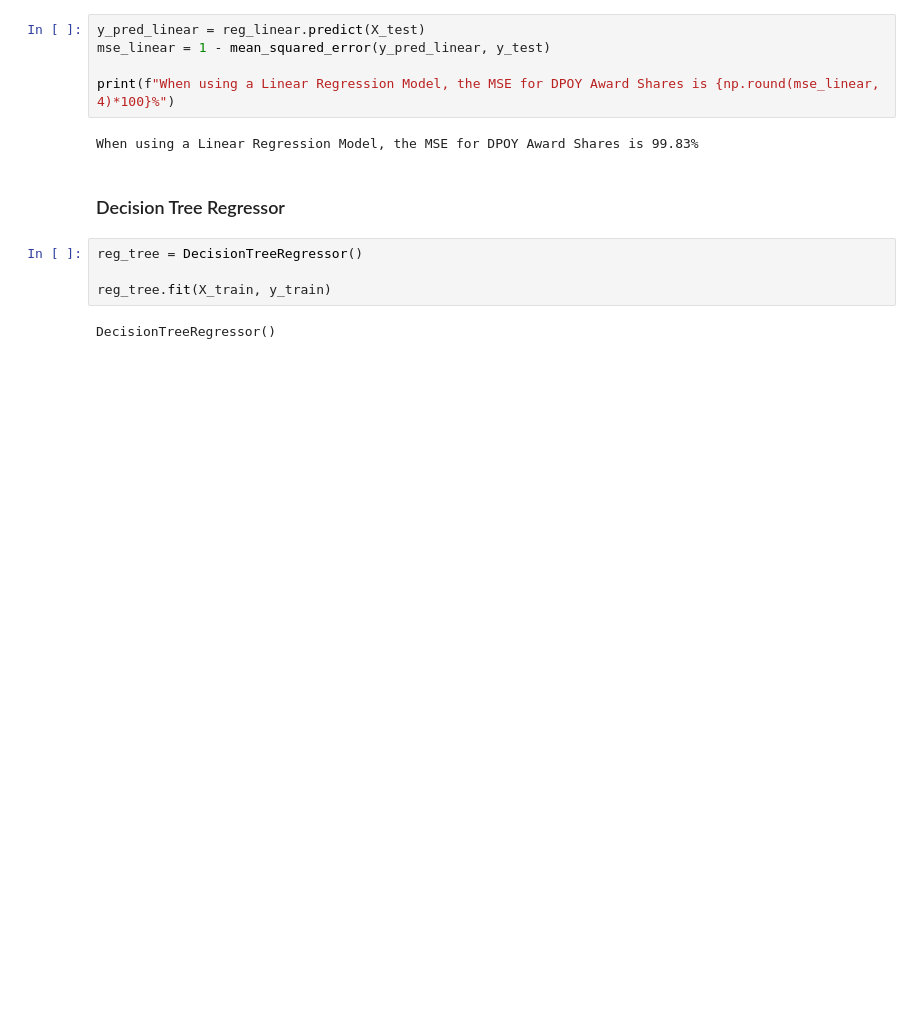
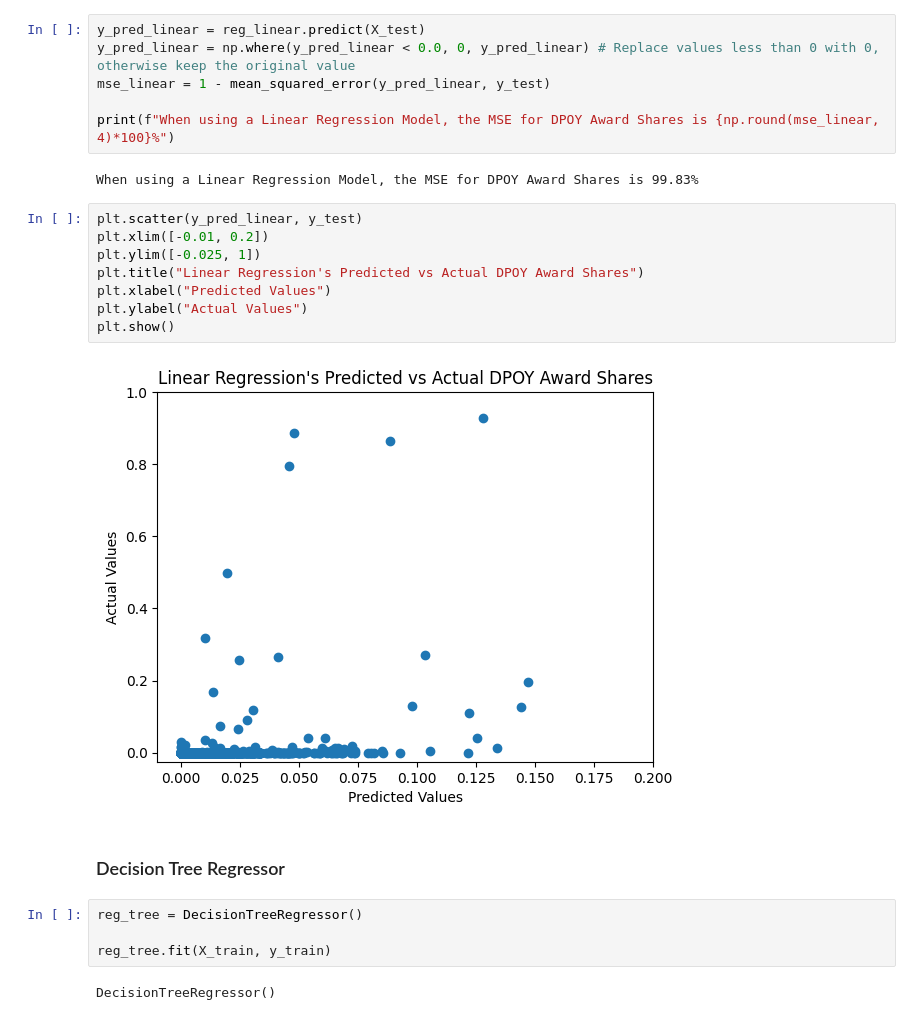
Before and after one commit to harshil0217/NBA_Award_Prediction, a Jupyter notebook: DPOY_Models.ipynb, the cells around one changed output. Cells and saved outputs as stored; diff of their text form; blank space fills up the shorter version.

Commit message:
DPOY Models with Visuals

```diff
--- a/DPOY_Models.ipynb
+++ b/DPOY_Models.ipynb
@@ -59,11 +60,22 @@ reg_linear.fit(X_train, y_train)
 LinearRegression()
 # %%
 y_pred_linear = reg_linear.predict(X_test)
+y_pred_linear = np.where(y_pred_linear < 0.0, 0, y_pred_linear) # Replace values less than 0 with 0, otherwise keep the original value
 mse_linear = 1 - mean_squared_error(y_pred_linear, y_test)
 
 print(f"When using a Linear Regression Model, the MSE for DPOY Award Shares is {np.round(mse_linear, 4)*100}%")
 # %% [output]
 When using a Linear Regression Model, the MSE for DPOY Award Shares is 99.83%
+# %%
+plt.scatter(y_pred_linear, y_test)
+plt.xlim([-0.01, 0.2])
+plt.ylim([-0.025, 1])
+plt.title("Linear Regression's Predicted vs Actual DPOY Award Shares")
+plt.xlabel("Predicted Values")
+plt.ylabel("Actual Values")
+plt.show()
+# %% [output]
+[figure, added]
 # %% [markdown]
 ### Decision Tree Regressor
 # %%
```
Also changed, not shown: parts of 3 cells of this notebook.
